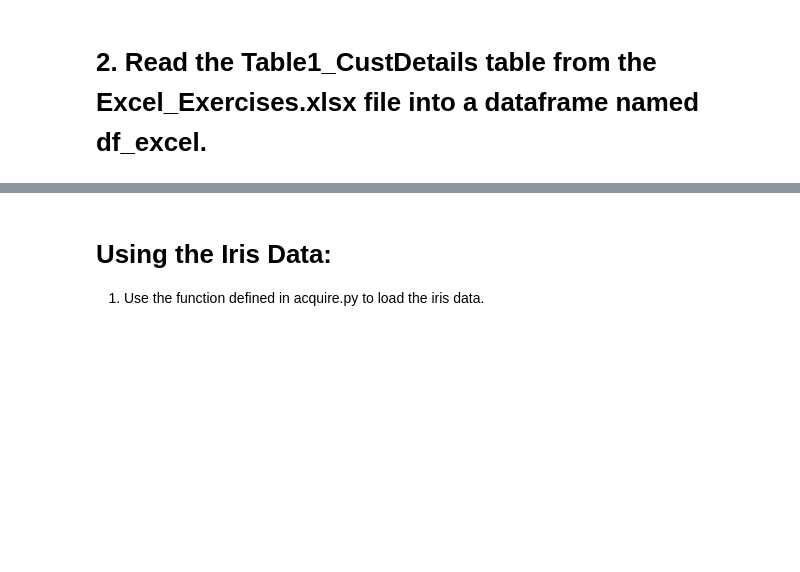
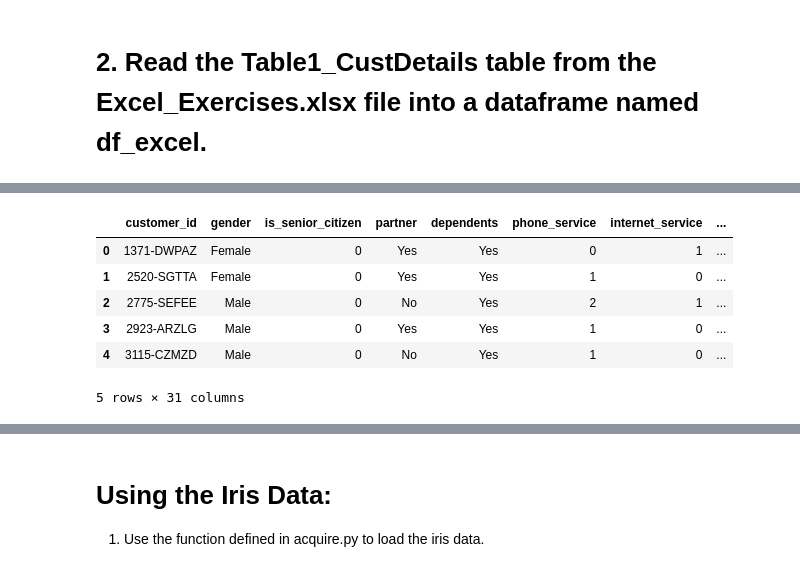
Before and after one commit to randyfrench/classification-exercises, a Jupyter notebook: classification_exercises.ipynb, the cells around one changed output, grey strips where cells are left out. Saved outputs shown, nothing was run; the diff lists cells and outputs as text; code cells hidden in the pictures; blank space fills up the shorter version.

```diff
--- a/classification_exercises.ipynb
+++ b/classification_exercises.ipynb
@@ -62,0 +61,10 @@ FileNotFoundError: [Errno 2] No such file or directory: 'Spreadsheets_Exercises.
+# %%
+telco.head()
+# %% [output]
+|  | customer_id | gender | is_senior_citizen | partner | dependents | phone_service | internet_service | ... |
+| 0 | 1371-DWPAZ | Female | 0 | Yes | Yes | 0 | 1 | ... |
+| 1 | 2520-SGTTA | Female | 0 | Yes | Yes | 1 | 0 | ... |
+| 2 | 2775-SEFEE | Male | 0 | No | Yes | 2 | 1 | ... |
+| 3 | 2923-ARZLG | Male | 0 | Yes | Yes | 1 | 0 | ... |
+| 4 | 3115-CZMZD | Male | 0 | No | Yes | 1 | 0 | ... |
+5 rows × 31 columns
```
Also changed, not shown: parts of 40 cells of this notebook, 3 other files.
